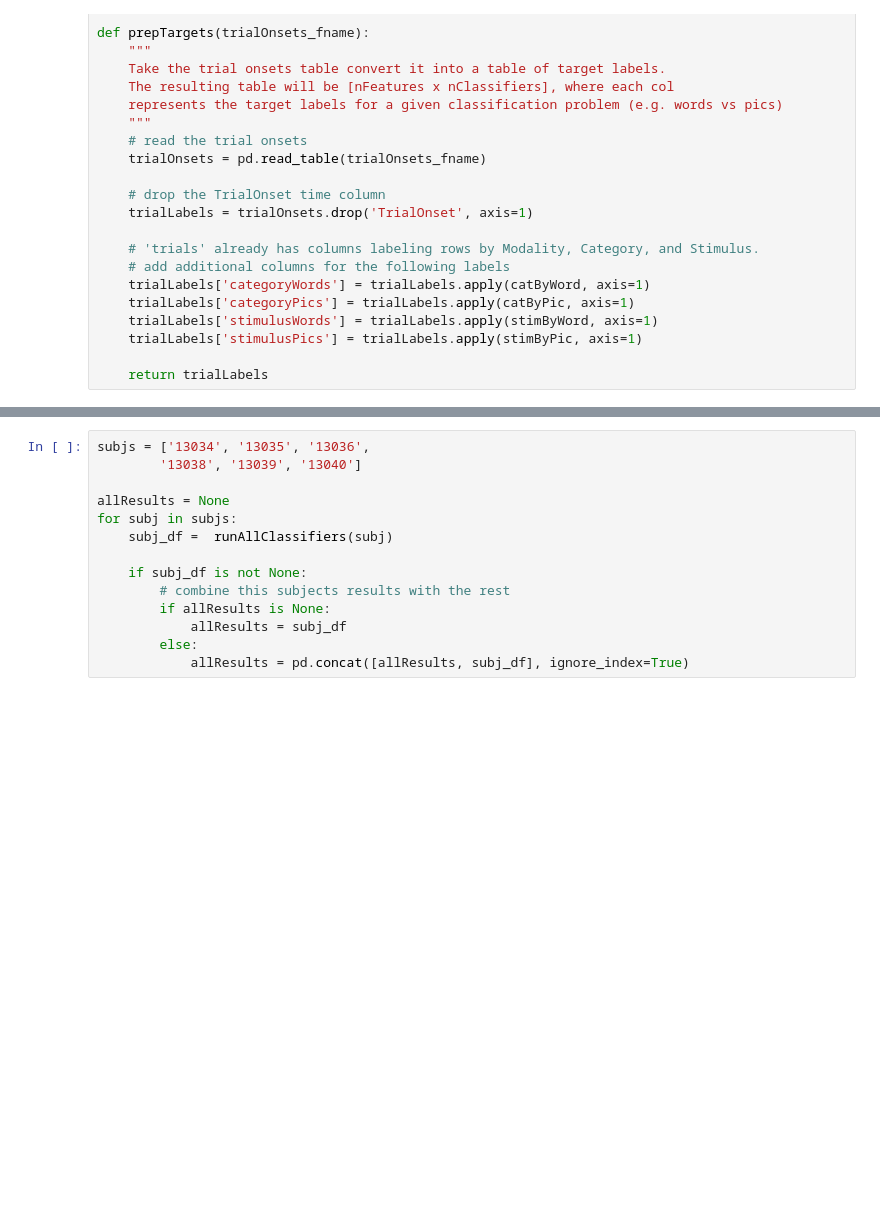
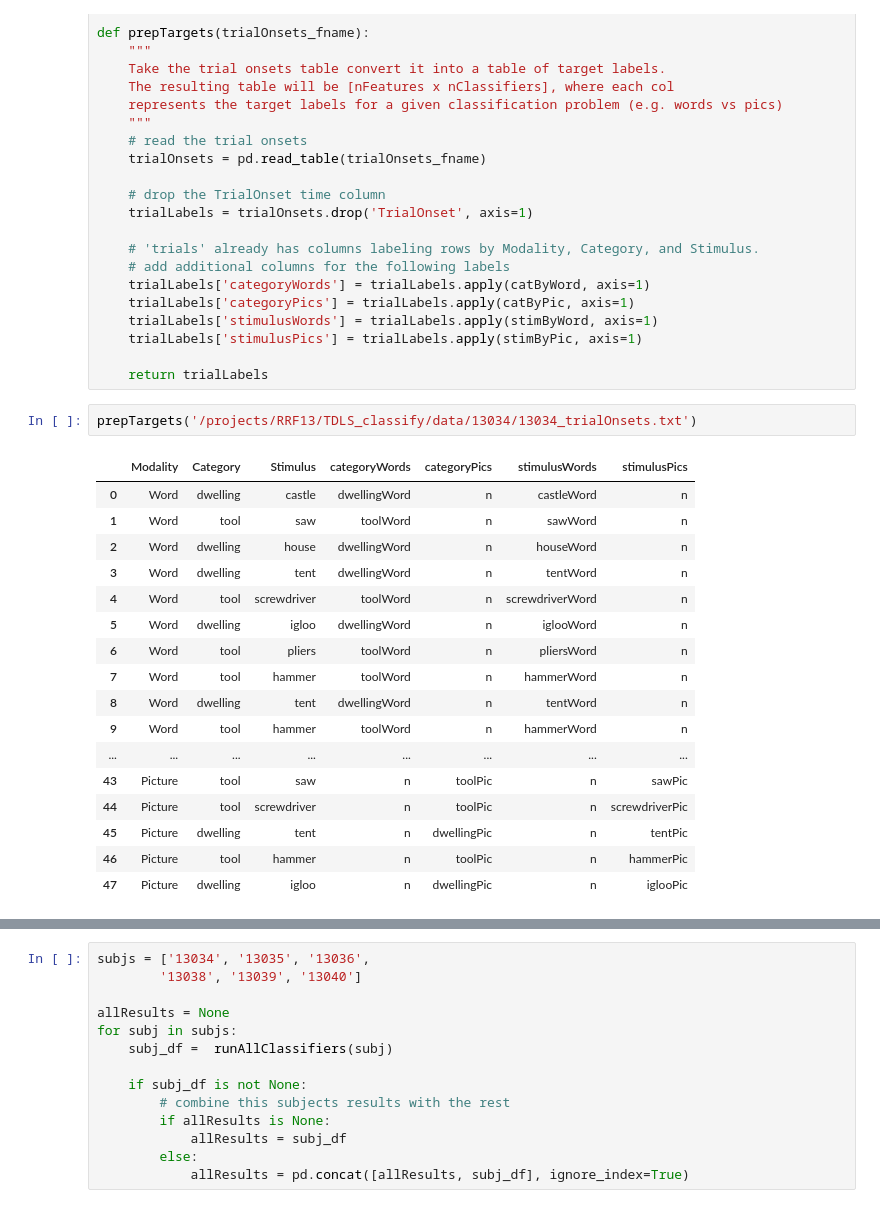
Before and after one commit to jeffmacinnes/TDLS_classify, a Jupyter notebook: analysis/TDLS_searchlight.ipynb, the cells around one changed output, grey strips where cells are left out. Cells and saved outputs as stored; diff of their text form; blank space fills up the shorter version.

```diff
--- a/analysis/TDLS_searchlight.ipynb
+++ b/analysis/TDLS_searchlight.ipynb
@@ -124,6 +124,26 @@ def prepTargets(trialOnsets_fname):
     trialLabels['stimulusPics'] = trialLabels.apply(stimByPic, axis=1)
 
     return trialLabels
+# %%
+prepTargets('/projects/RRF13/TDLS_classify/data/13034/13034_trialOnsets.txt')
+# %% [output]
+|  | Modality | Category | Stimulus | categoryWords | categoryPics | stimulusWords | stimulusPics |
+| 0 | Word | dwelling | castle | dwellingWord | n | castleWord | n |
+| 1 | Word | tool | saw | toolWord | n | sawWord | n |
+| 2 | Word | dwelling | house | dwellingWord | n | houseWord | n |
+| 3 | Word | dwelling | tent | dwellingWord | n | tentWord | n |
+| 4 | Word | tool | screwdriver | toolWord | n | screwdriverWord | n |
+| 5 | Word | dwelling | igloo | dwellingWord | n | iglooWord | n |
+| 6 | Word | tool | pliers | toolWord | n | pliersWord | n |
+| 7 | Word | tool | hammer | toolWord | n | hammerWord | n |
+| 8 | Word | dwelling | tent | dwellingWord | n | tentWord | n |
+| 9 | Word | tool | hammer | toolWord | n | hammerWord | n |
+| ... | ... | ... | ... | ... | ... | ... | ... |
+| 43 | Picture | tool | saw | n | toolPic | n | sawPic |
+| 44 | Picture | tool | screwdriver | n | toolPic | n | screwdriverPic |
+| 45 | Picture | dwelling | tent | n | dwellingPic | n | tentPic |
+| 46 | Picture | tool | hammer | n | toolPic | n | hammerPic |
+| 47 | Picture | dwelling | igloo | n | dwellingPic | n | iglooPic |
 # %%
 def runAllClassifiers(subj):
     """
```
Also changed, not shown: parts of 2 cells of this notebook, 5 other files.
